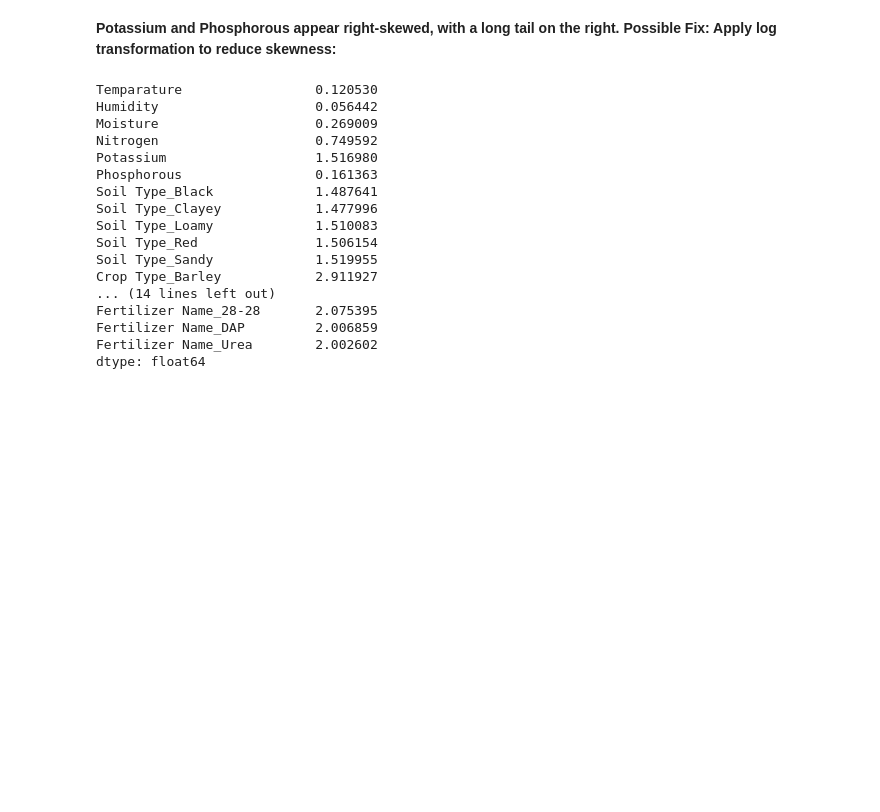
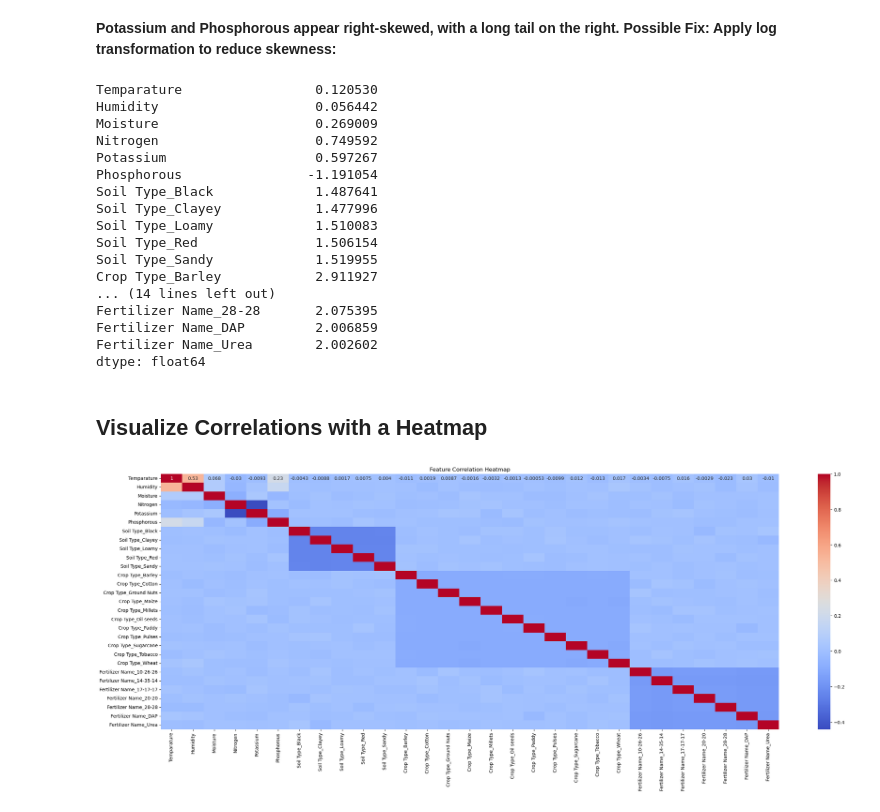
Before and after one commit to MohamadNasser1572/CropAndSoil, a Jupyter notebook: notebooks/CropAndSoil.ipynb, the cells around one changed output. Cells and saved outputs as stored; diff of their text form; code cells hidden in the pictures; blank space fills up the shorter version.

Commit message:
visualize correlations with a heatmap

```diff
--- a/notebooks/CropAndSoil.ipynb
+++ b/notebooks/CropAndSoil.ipynb
@@ -188,6 +188,11 @@ plt.show()
 # %% [markdown]
 **Potassium and Phosphorous appear right-skewed, with a long tail on the right.**
 **Possible Fix: Apply log transformation to reduce skewness:**
+# %%
+import numpy as np
+
+allData_encoded["Potassium"] = np.log1p(allData_encoded["Potassium"])
+allData_encoded["Phosphorous"] = np.log1p(allData_encoded["Phosphorous"])
 # %%
 print(allData_encoded.skew())
 # %% [output]
@@ -195,8 +200,8 @@ Temparature                 0.120530
 Humidity                    0.056442
 Moisture                    0.269009
 Nitrogen                    0.749592
-Potassium                   1.516980
-Phosphorous                 0.161363
+Potassium                   0.597267
+Phosphorous                -1.191054
 Soil Type_Black             1.487641
 Soil Type_Clayey            1.477996
 Soil Type_Loamy             1.510083
@@ -208,3 +213,12 @@ Fertilizer Name_28-28       2.075395
 Fertilizer Name_DAP         2.006859
 Fertilizer Name_Urea        2.002602
 dtype: float64
+# %% [markdown]
+## Visualize Correlations with a Heatmap
+# %%
+plt.figure(figsize=(30, 10))
+sns.heatmap(allData_encoded.corr(), annot=True, cmap="coolwarm")
+plt.title("Feature Correlation Heatmap")
+plt.show()
+# %% [output]
+[figure, added]
```
